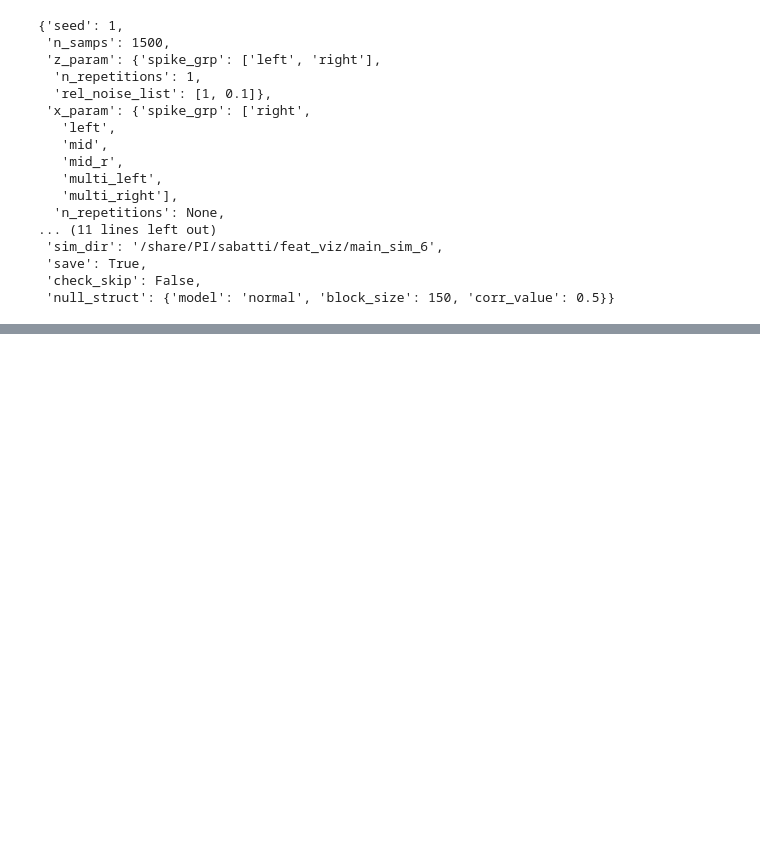
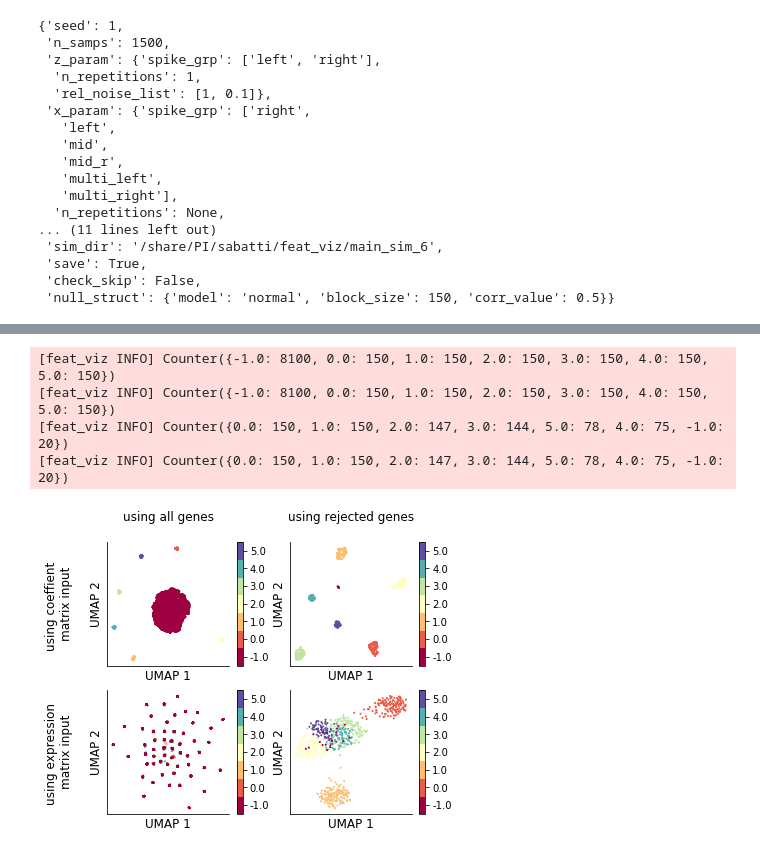
Before and after one commit to yashpatel5400/gliss, a Jupyter notebook: notebooks/dev_sim_clust.ipynb, the cells around one changed output, grey strips where cells are left out. Cells and saved outputs as stored; diff of their text form; code cells hidden in the pictures; blank space fills up the shorter version.

```diff
--- a/notebooks/dev_sim_clust.ipynb
+++ b/notebooks/dev_sim_clust.ipynb
@@ -151,8 +128,0 @@ plot_pcurve_fits(plt_mtx,
-# %%
-import umap
-from plot_utils import plot_scatter_discrete
-uobj = umap.UMAP(random_state=10101)
-embedding = uobj.fit_transform(c_mtx)
-fig, ax = plt.subplots(1,1, figsize=(3,3))
-plot_scatter_discrete(embedding, var_labs, ax)
-plt.show()
@@ -161,6 +128,0 @@ plt.show()
-# %%
-uobj = umap.UMAP(random_state=10101)
-embedding = uobj.fit_transform(x.T)
-fig, ax = plt.subplots(1,1, figsize=(3,3))
-plot_scatter_discrete(embedding, var_labs, ax)
-plt.show()
@@ -168,0 +170,28 @@ plt.show()
+# %%
+from collections import Counter
+fontsize = 12
+fig, axes = plt.subplots(len(sel_list), len(mat_list), figsize=(3*len(mat_list), 2.5*len(sel_list)))
+for i, sel in enumerate(sel_list):
+    for j, mat in enumerate(mat_list):
+        plt_df = embed_dict["{}_{}".format(sel, mat)]
+        ax = axes[j, i]
+        var_labs = plt_df["var"]
+        logger.info("{}".format(Counter(var_labs)))
+        plot_scatter_discrete(plt_df[["umap 1", "umap 2"]].values, var_labs, ax=ax, ms=1)
+        ax.set_xticks([])
+        ax.set_yticks([])
+        ax.set_xlabel("UMAP 1", fontsize=fontsize)
+        if j == 0:
+            ax.set_title("using {} genes\n".format(sel), fontsize=fontsize)
+        if i == 0:
+            ax.set_ylabel("using {} \nmatrix input\n\nUMAP 2".format(mat), fontsize=fontsize)
+        else:
+            ax.set_ylabel("UMAP 2".format(mat), fontsize=fontsize)
+plt.savefig("/scratch/users/jjzhu/tmp_fig/spline_genes.pdf")
+plt.show()
+# %% [output]
+[feat_viz INFO] Counter({-1.0: 8100, 0.0: 150, 1.0: 150, 2.0: 150, 3.0: 150, 4.0: 150, 5.0: 150})
+[feat_viz INFO] Counter({-1.0: 8100, 0.0: 150, 1.0: 150, 2.0: 150, 3.0: 150, 4.0: 150, 5.0: 150})
+[feat_viz INFO] Counter({0.0: 150, 1.0: 150, 2.0: 147, 3.0: 144, 5.0: 78, 4.0: 75, -1.0: 20})
+[feat_viz INFO] Counter({0.0: 150, 1.0: 150, 2.0: 147, 3.0: 144, 5.0: 78, 4.0: 75, -1.0: 20})
+[figure, added]
```
Also changed, not shown: parts of 13 cells of this notebook.
